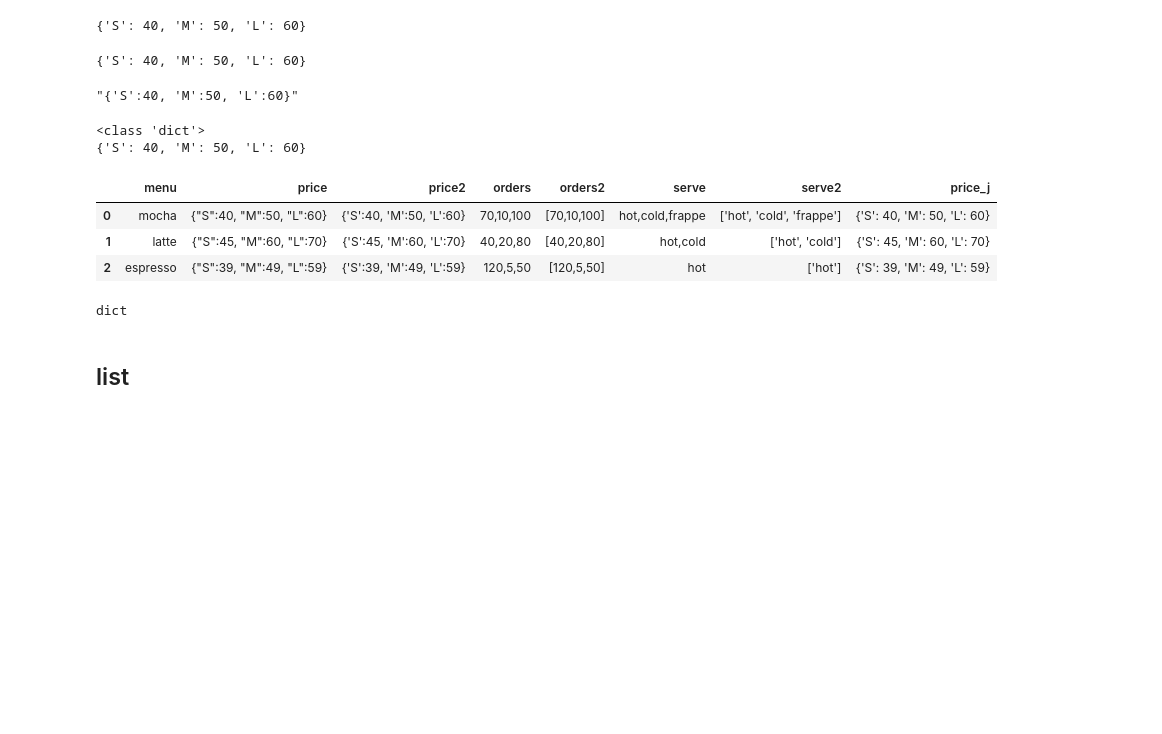
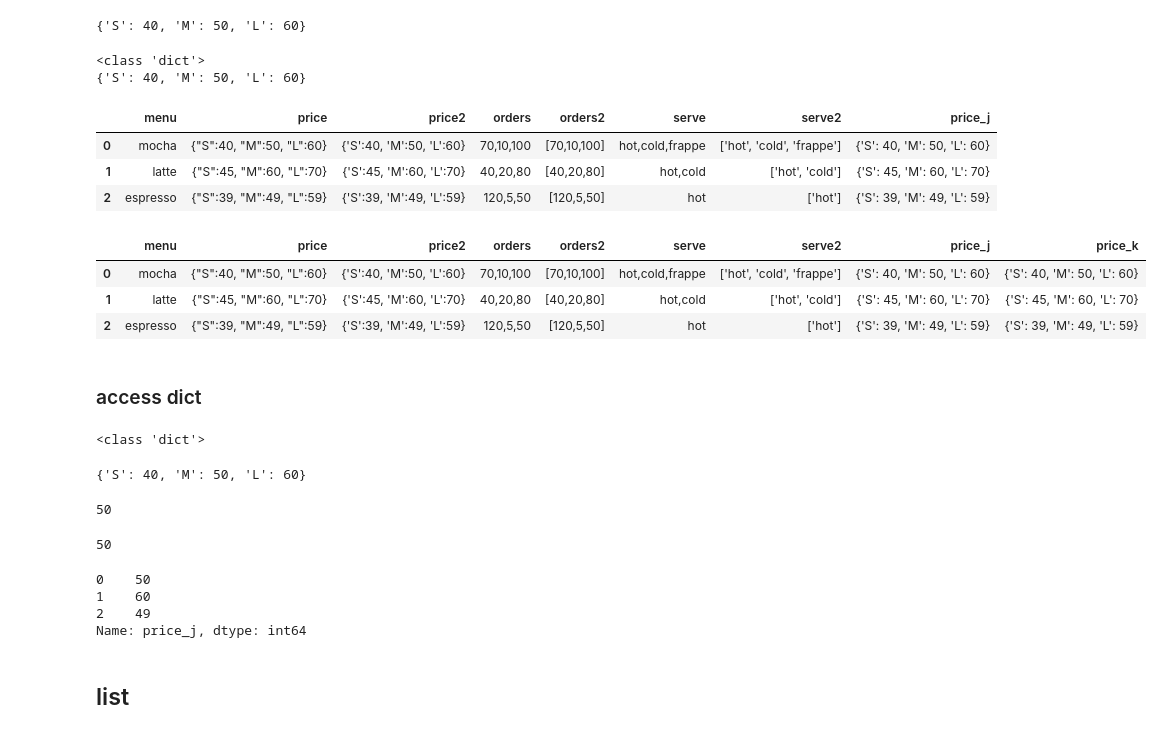
Before and after one commit to prasertcbs/pandas, a Jupyter notebook: pandas_dict_list_columns.ipynb, the cells around one changed output. Cells and saved outputs as stored; diff of their text form; code cells hidden in the pictures; blank space fills up the shorter version.

```diff
--- a/pandas_dict_list_columns.ipynb
+++ b/pandas_dict_list_columns.ipynb
@@ -63,20 +81,12 @@ ast.literal_eval('{"S":40, "M":50, "L":60}')
 # %% [output]
 {'S': 40, 'M': 50, 'L': 60}
 # %%
-ast.literal_eval("{'S':40, 'M':50, 'L':60}")
+k=ast.literal_eval("{'S':40, 'M':50, 'L':60}")
+print(type(k))
+print(k)
 # %% [output]
+<class 'dict'>
 {'S': 40, 'M': 50, 'L': 60}
-# %%
-df['price2'][0]
-# %% [output]
-"{'S':40, 'M':50, 'L':60}"
-# %%
-j=ast.literal_eval(df['price'][0])
-print(type(j))
-print(j)
-# %% [output]
-<class 'dict'>
-{'S': 40, 'M': 50, 'L': 60}
 # %%
 df['price_j']=df['price2'].map(ast.literal_eval)
 df
@@ -85,10 +95,39 @@ df
 | 0 | mocha | {"S":40, "M":50, "L":60} | {'S':40, 'M':50, 'L':60} | 70,10,100 | [70,10,100] | hot,cold,frappe | ['hot', 'cold', 'frappe'] | {'S': 40, 'M': 50, 'L': 60} |
 | 1 | latte | {"S":45, "M":60, "L":70} | {'S':45, 'M':60, 'L':70} | 40,20,80 | [40,20,80] | hot,cold | ['hot', 'cold'] | {'S': 45, 'M': 60, 'L': 70} |
 | 2 | espresso | {"S":39, "M":49, "L":59} | {'S':39, 'M':49, 'L':59} | 120,5,50 | [120,5,50] | hot | ['hot'] | {'S': 39, 'M': 49, 'L': 59} |
+# %%
+df['price_k']=df['price'].apply(lambda s: ast.literal_eval(s))
+df
+# %% [output]
+|  | menu | price | price2 | orders | orders2 | serve | serve2 | price_j | price_k |
+| 0 | mocha | {"S":40, "M":50, "L":60} | {'S':40, 'M':50, 'L':60} | 70,10,100 | [70,10,100] | hot,cold,frappe | ['hot', 'cold', 'frappe'] | {'S': 40, 'M': 50, 'L': 60} | {'S': 40, 'M': 50, 'L': 60} |
+| 1 | latte | {"S":45, "M":60, "L":70} | {'S':45, 'M':60, 'L':70} | 40,20,80 | [40,20,80] | hot,cold | ['hot', 'cold'] | {'S': 45, 'M': 60, 'L': 70} | {'S': 45, 'M': 60, 'L': 70} |
+| 2 | espresso | {"S":39, "M":49, "L":59} | {'S':39, 'M':49, 'L':59} | 120,5,50 | [120,5,50] | hot | ['hot'] | {'S': 39, 'M': 49, 'L': 59} | {'S': 39, 'M': 49, 'L': 59} |
+# %% [markdown]
+### access dict
 # %%
-type(df['price_j'][0])
+print(type(df['price_j'][0]))
 # %% [output]
-dict
+<class 'dict'>
+# %%
+df['price_j'][0]
+# %% [output]
+{'S': 40, 'M': 50, 'L': 60}
+# %%
+df['price_j'][0]['M']
+# %% [output]
+50
+# %%
+df.loc[0, 'price_j']['M']
+# %% [output]
+50
+# %%
+df['price_j'].apply(lambda v: v['M'])
+# %% [output]
+0    50
+1    60
+2    49
+Name: price_j, dtype: int64
 # %% [markdown]
 ## list
 # %%
```
Also changed, not shown: parts of 19 cells of this notebook.
